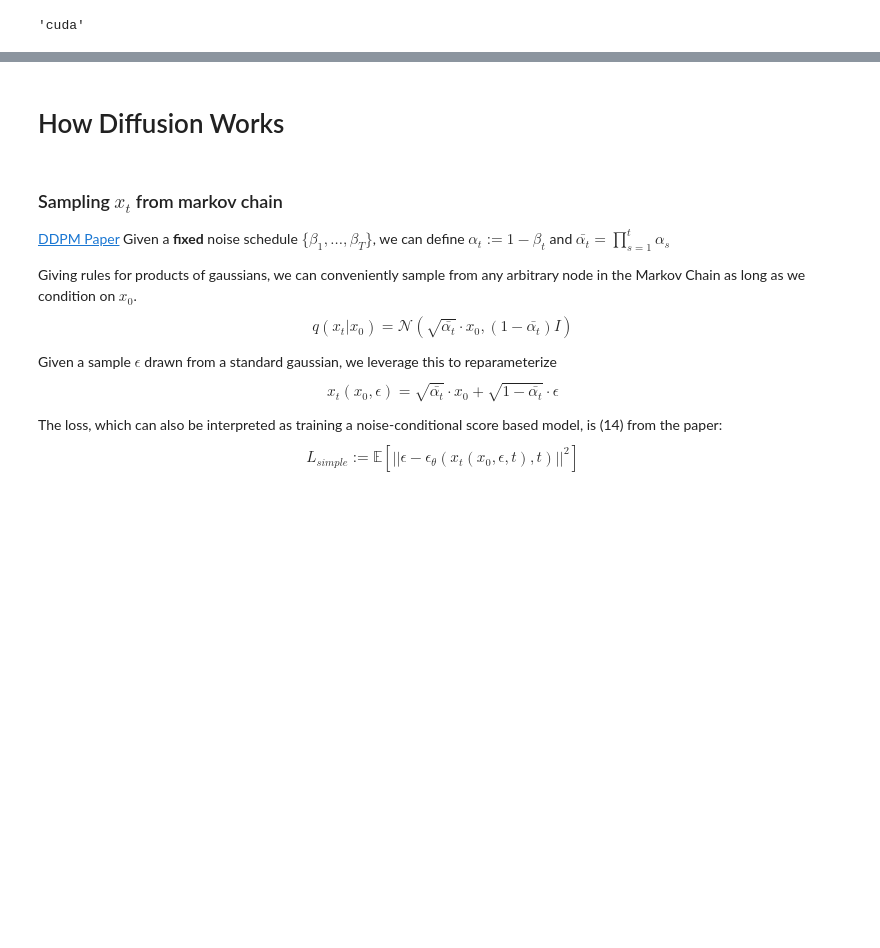
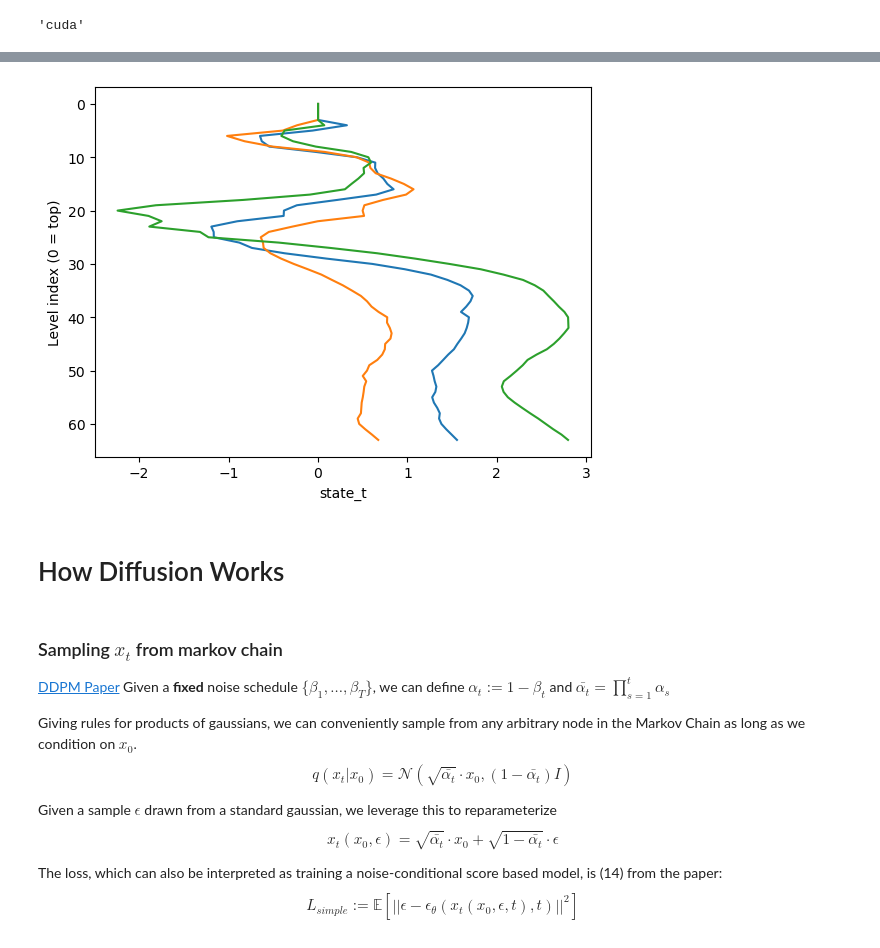
Before and after one commit to SammyAgrawal/diffusion-climsim, a Jupyter notebook: Notebooks/DiffusionModelsBreakdown.ipynb, the cells around one changed output, grey strips where cells are left out. Drawn from its saved outputs; the diff is of its cells as text; code cells hidden in the pictures; blank space fills up the shorter version.

```diff
--- a/Notebooks/DiffusionModelsBreakdown.ipynb
+++ b/Notebooks/DiffusionModelsBreakdown.ipynb
@@ -382,0 +72,2 @@ torch.Size([128, 128, 16, 24])
+# %%
+dataloaders, [indices] = data.load_dataloaders(dconfig, log=False, indices=None)
@@ -383,3 +86,29 @@ torch.Size([128, 128, 16, 24])
+# %%
+def plot_profile(data, var_index=None, ax=None, title='', **kwargs):
+    data = np.asarray(data)
+    assert data.ndim < 4, "no more than 3d"
+    if data.ndim == 3:
+        assert var_index is not None, "need to specify variable"
+        data = data[:, var_index, :]
+    elif(data.ndim == 2 and data.shape[0] == 10):
+        data = data[var_index]
+    levels = np.arange(data.shape[-1])
+    if ax is None:
+        fig, ax = plt.subplots()
+    if data.ndim == 1:
+        ax.plot(data, levels, **kwargs)
+    else:
+        for profile in data:
+            ax.plot(profile, levels, **kwargs)
+    ax.invert_yaxis()
+    ax.set_ylabel("Level index (0 = top)")
+    ax.set_title(title)
+    if var_index is not None:
+        ax.set_xlabel(ds.target_vars[var_index])
+# %%
+plot_profile(imagify(y, ds.dutils, 'y', 1)[0:3], 0)
+# %% [output]
+[figure, added]
 # %% [markdown]
 # How Diffusion Works
 # %% [markdown]
```
Also changed, not shown: parts of 135 cells of this notebook, 18 other files.
